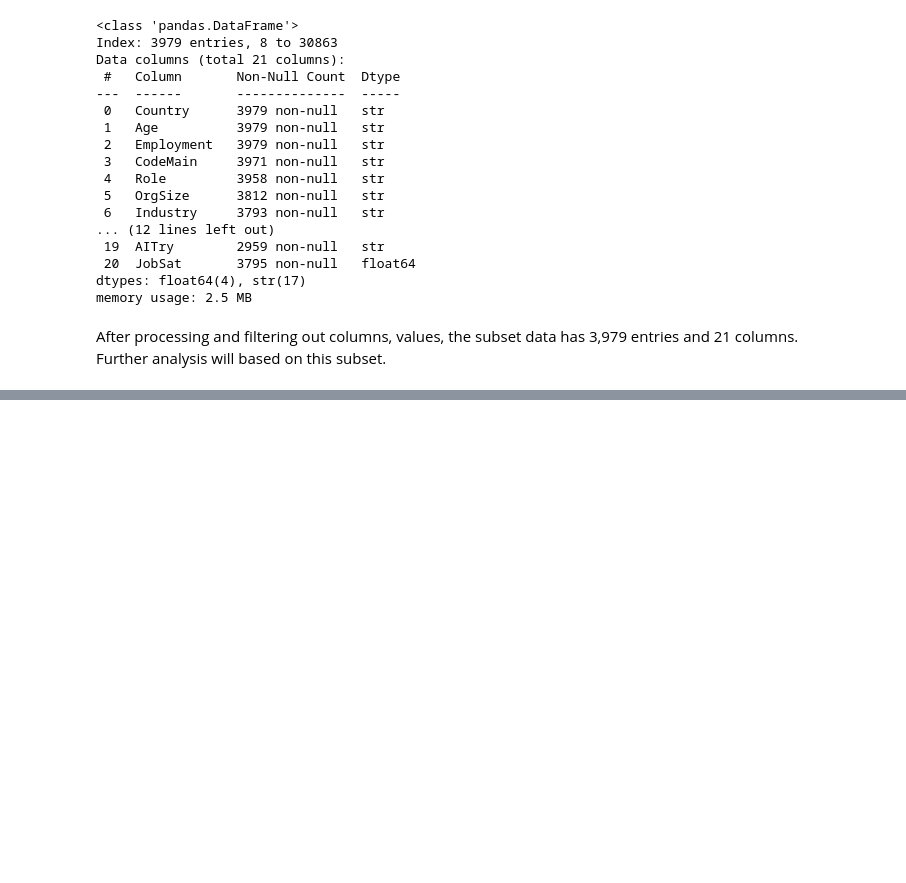
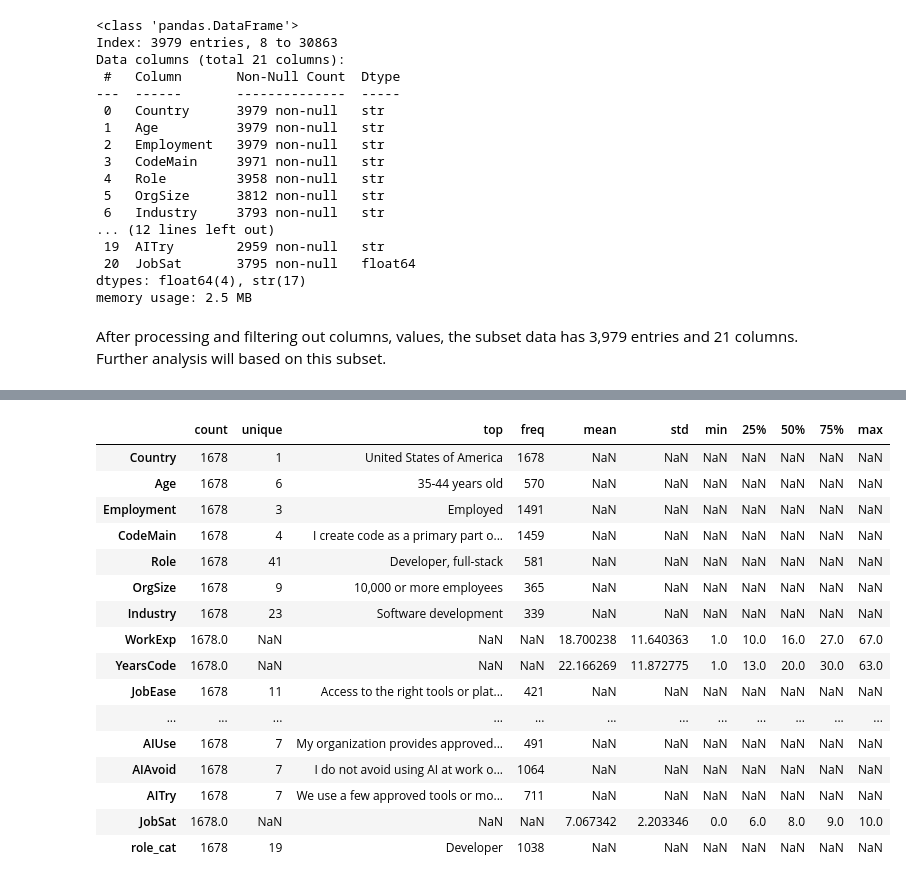
Before and after one commit to huyqng1412/ai_datascience_stackoverflow_2026, a Jupyter notebook: notebooks/EDA/EDA.ipynb, the cells around one changed output, grey strips where cells are left out. Drawn from its saved outputs; the diff is of its cells as text; code cells hidden in the pictures; blank space fills up the shorter version.

```diff
--- a/notebooks/EDA/EDA.ipynb
+++ b/notebooks/EDA/EDA.ipynb
@@ -477,0 +541,8 @@ After processing and filtering out columns, values, the subset data has 3,979 en
+# %%
+filtered_eda_data_cleaned["role_cat"] = np.where(
+    filtered_eda_data_cleaned["Role"].str.contains("developer", case=False, na=False), "Developer",
+    np.where(filtered_eda_data_cleaned["Role"].str.contains("engineer", case=False, na=False), "Engineer",
+    np.where(filtered_eda_data_cleaned["Role"].str.contains("data", case=False, na=False), "Data Analyst/Scientist",
+    filtered_eda_data_cleaned["Role"])))
+
+filtered_eda_data_cleaned.head(5).reset_index()
@@ -477,0 +576,20 @@ After processing and filtering out columns, values, the subset data has 3,979 en
+# %%
+filtered_eda_data_cleaned.describe(include='all').T
+# %% [output]
+|  | count | unique | top | freq | mean | std | min | 25% | 50% | 75% | max |
+| Country | 1678 | 1 | United States of America | 1678 | NaN | NaN | NaN | NaN | NaN | NaN | NaN |
+| Age | 1678 | 6 | 35-44 years old | 570 | NaN | NaN | NaN | NaN | NaN | NaN | NaN |
+| Employment | 1678 | 3 | Employed | 1491 | NaN | NaN | NaN | NaN | NaN | NaN | NaN |
+| CodeMain | 1678 | 4 | I create code as a primary part o... | 1459 | NaN | NaN | NaN | NaN | NaN | NaN | NaN |
+| Role | 1678 | 41 | Developer, full-stack | 581 | NaN | NaN | NaN | NaN | NaN | NaN | NaN |
+| OrgSize | 1678 | 9 | 10,000 or more employees | 365 | NaN | NaN | NaN | NaN | NaN | NaN | NaN |
+| Industry | 1678 | 23 | Software development | 339 | NaN | NaN | NaN | NaN | NaN | NaN | NaN |
+| WorkExp | 1678.0 | NaN | NaN | NaN | 18.700238 | 11.640363 | 1.0 | 10.0 | 16.0 | 27.0 | 67.0 |
+| YearsCode | 1678.0 | NaN | NaN | NaN | 22.166269 | 11.872775 | 1.0 | 13.0 | 20.0 | 30.0 | 63.0 |
+| JobEase | 1678 | 11 | Access to the right tools or plat... | 421 | NaN | NaN | NaN | NaN | NaN | NaN | NaN |
+| ... | ... | ... | ... | ... | ... | ... | ... | ... | ... | ... | ... |
+| AIUse | 1678 | 7 | My organization provides approved... | 491 | NaN | NaN | NaN | NaN | NaN | NaN | NaN |
+| AIAvoid | 1678 | 7 | I do not avoid using AI at work o... | 1064 | NaN | NaN | NaN | NaN | NaN | NaN | NaN |
+| AITry | 1678 | 7 | We use a few approved tools or mo... | 711 | NaN | NaN | NaN | NaN | NaN | NaN | NaN |
+| JobSat | 1678.0 | NaN | NaN | NaN | 7.067342 | 2.203346 | 0.0 | 6.0 | 8.0 | 9.0 | 10.0 |
+| role_cat | 1678 | 19 | Developer | 1038 | NaN | NaN | NaN | NaN | NaN | NaN | NaN |
```
Also changed, not shown: parts of 6 cells of this notebook.
